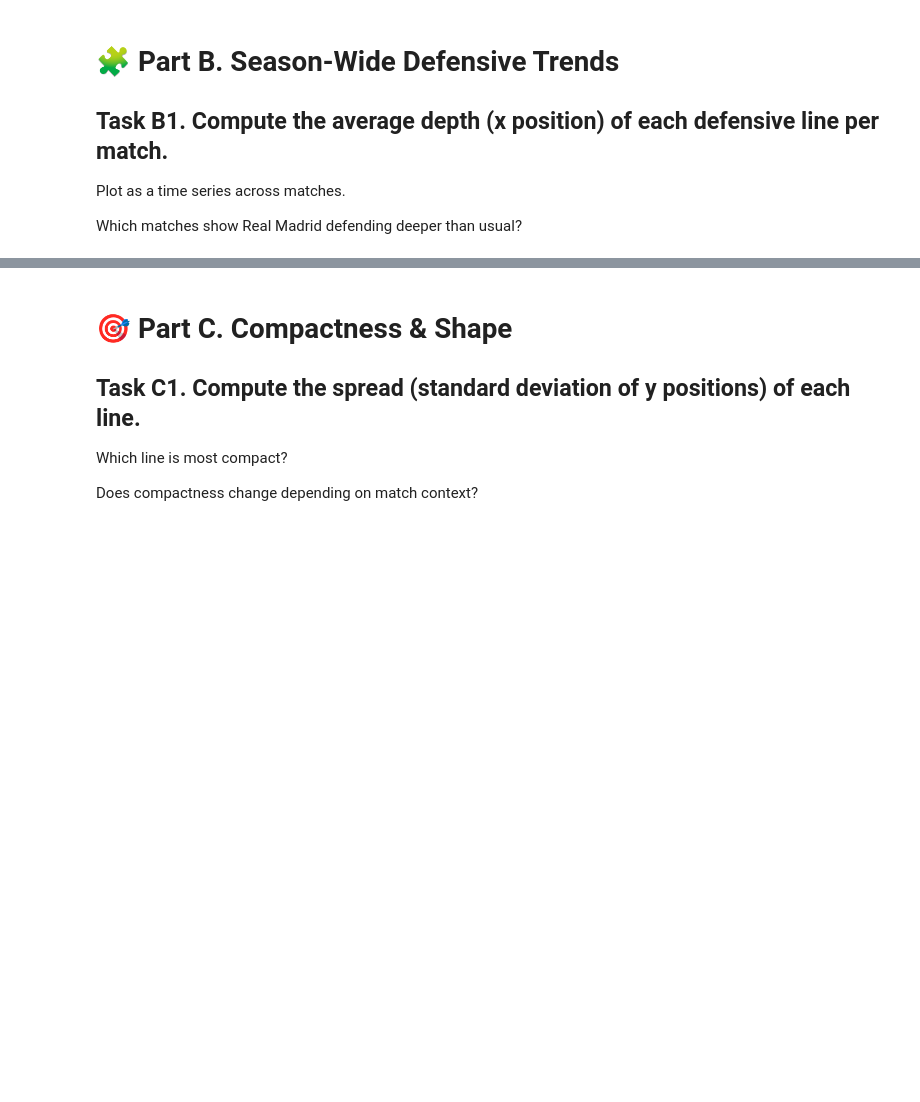
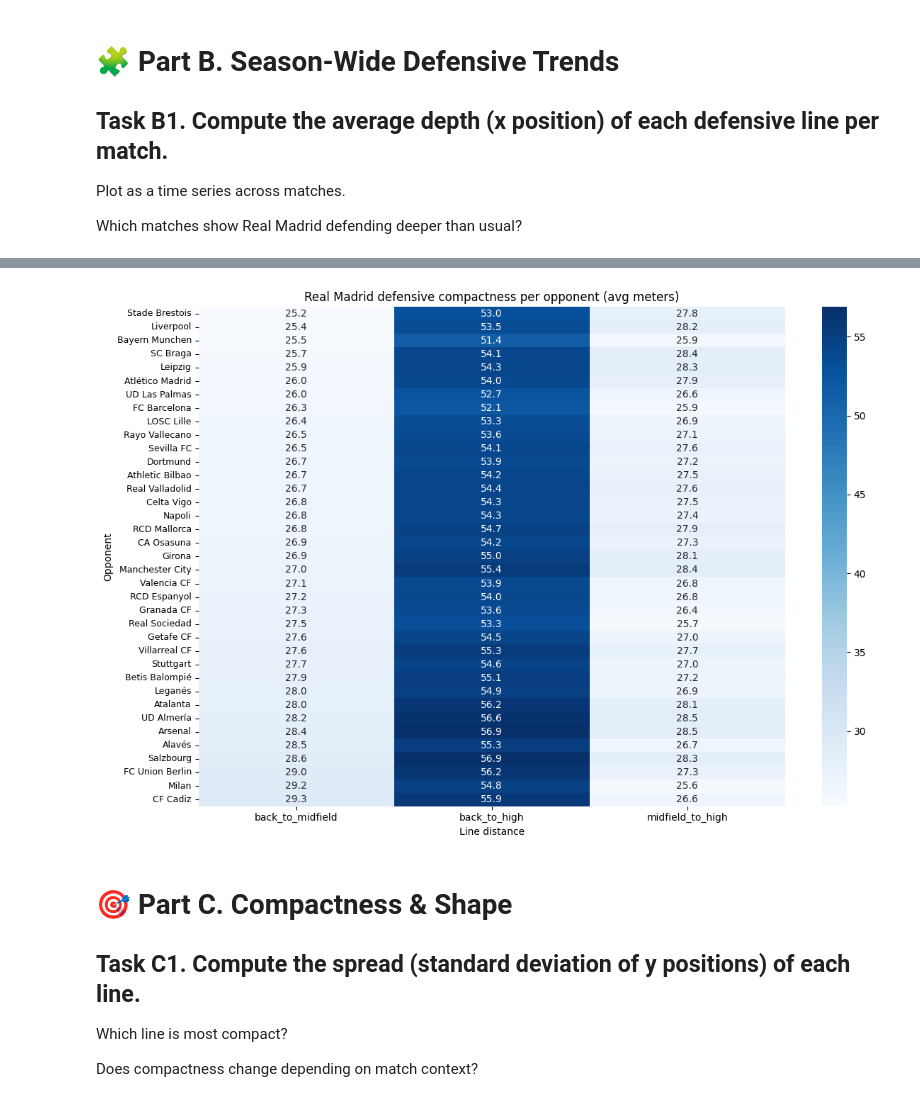
Before and after one commit to MartimRego/pass-decisions, a Jupyter notebook: Module_1/excercise_module_1.ipynb, the cells around one changed output, grey strips where cells are left out. Drawn from its saved outputs; the diff is of its cells as text; code cells hidden in the pictures; blank space fills up the shorter version.

```diff
--- a/Module_1/excercise_module_1.ipynb
+++ b/Module_1/excercise_module_1.ipynb
@@ -338,0 +448,9 @@ What might this mean tactically?
+# %%
+opponent_compactness = (
+    line_stats_pivot
+    .groupby("opponent")[["back_to_midfield", "back_to_high", "midfield_to_high"]]
+    .mean()
+    .sort_values("back_to_midfield")
+)
+
+print(opponent_compactness.head())
@@ -339,3 +482,16 @@ What might this mean tactically?
+# %%
+# Average defensive shape per opponent
+plt.figure(figsize=(12,8))
+sns.heatmap(opponent_compactness, annot=True, fmt=".1f", cmap="Blues")
+plt.title("Real Madrid defensive compactness per opponent (avg meters)")
+plt.ylabel("Opponent")
+plt.xlabel("Line distance")
+# Fix y-axis labels to prevent overlap
+plt.yticks(rotation=0, fontsize=9)
+plt.tight_layout()
+plt.show()
+# %% [output]
+[figure, added]
 # %% [markdown]
 # 🎯 Part C. Compactness & Shape
 
```
Also changed, not shown: parts of 13 cells of this notebook.
